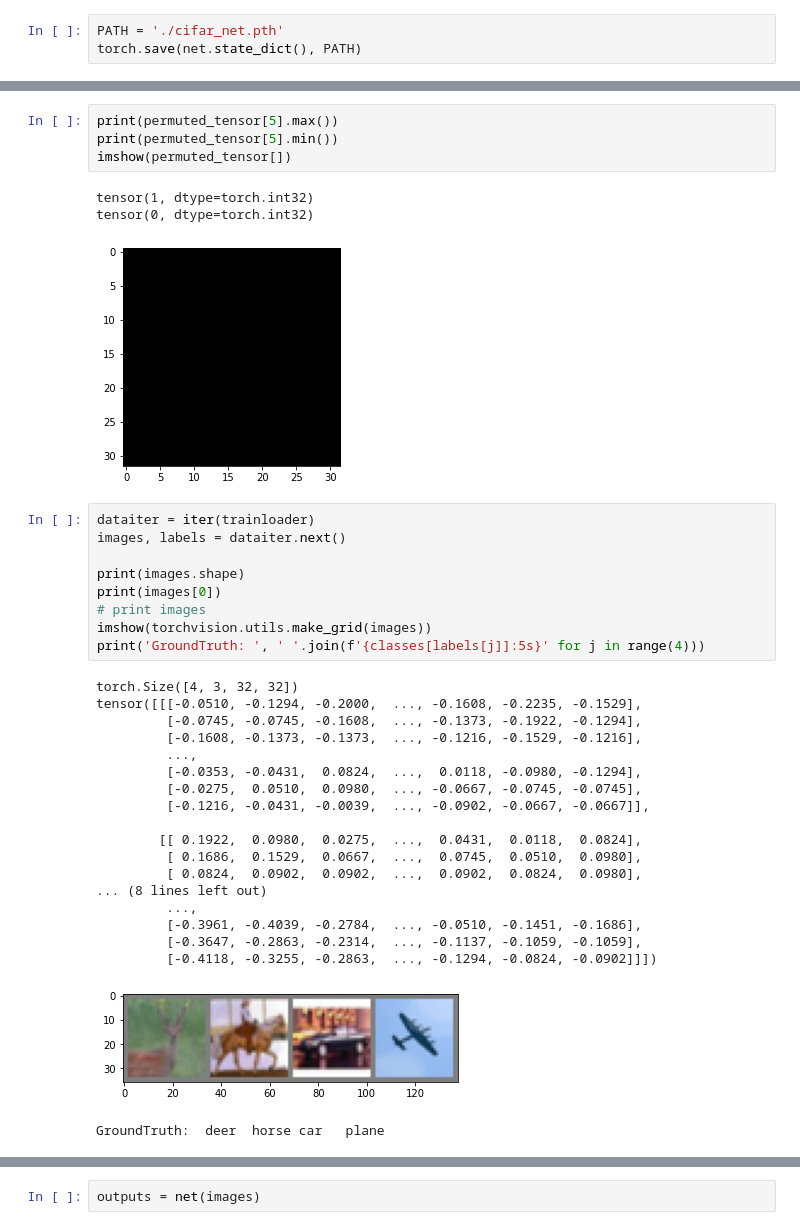
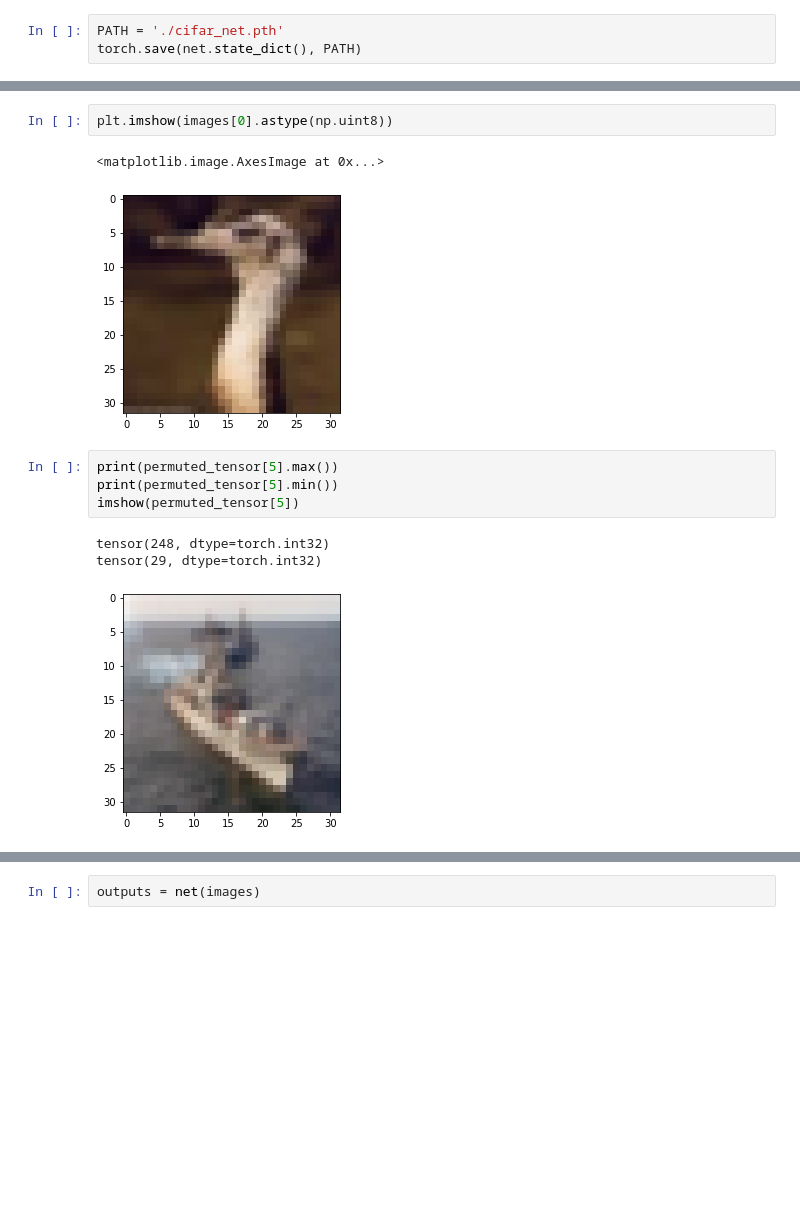
Before and after one commit to ColinS97/deepaug_pytorch, a Jupyter notebook: Notebook.ipynb, the cells around one changed output, grey strips where cells are left out. Drawn from its saved outputs; the diff is of its cells as text; blank space fills up the shorter version.

```diff
--- a/Notebook.ipynb
+++ b/Notebook.ipynb
@@ -233,38 +267,14 @@ tensor(8, dtype=torch.int32)
+# %%
+plt.imshow(images[0].astype(np.uint8))
+# %% [output]
+<matplotlib.image.AxesImage at 0x...>
+[figure, added]
 # %%
 print(permuted_tensor[5].max())
 print(permuted_tensor[5].min())
-imshow(permuted_tensor[])
+imshow(permuted_tensor[5])
 # %% [output]
-tensor(1, dtype=torch.int32)
-tensor(0, dtype=torch.int32)
+tensor(248, dtype=torch.int32)
+tensor(29, dtype=torch.int32)
-[figure, old version]
+[figure, new version]
-# %%
-dataiter = iter(trainloader)
-images, labels = dataiter.next()
-
-print(images.shape)
-print(images[0])
-# print images
-imshow(torchvision.utils.make_grid(images))
-print('GroundTruth: ', ' '.join(f'{classes[labels[j]]:5s}' for j in range(4)))
-# %% [output]
-torch.Size([4, 3, 32, 32])
-tensor([[[-0.0510, -0.1294, -0.2000,  ..., -0.1608, -0.2235, -0.1529],
-         [-0.0745, -0.0745, -0.1608,  ..., -0.1373, -0.1922, -0.1294],
-         [-0.1608, -0.1373, -0.1373,  ..., -0.1216, -0.1529, -0.1216],
-         ...,
-         [-0.0353, -0.0431,  0.0824,  ...,  0.0118, -0.0980, -0.1294],
-         [-0.0275,  0.0510,  0.0980,  ..., -0.0667, -0.0745, -0.0745],
-         [-0.1216, -0.0431, -0.0039,  ..., -0.0902, -0.0667, -0.0667]],
-
-        [[ 0.1922,  0.0980,  0.0275,  ...,  0.0431,  0.0118,  0.0824],
-         [ 0.1686,  0.1529,  0.0667,  ...,  0.0745,  0.0510,  0.0980],
-         [ 0.0824,  0.0902,  0.0902,  ...,  0.0902,  0.0824,  0.0980],
-... (8 lines left out)
-         ...,
-         [-0.3961, -0.4039, -0.2784,  ..., -0.0510, -0.1451, -0.1686],
-         [-0.3647, -0.2863, -0.2314,  ..., -0.1137, -0.1059, -0.1059],
-         [-0.4118, -0.3255, -0.2863,  ..., -0.1294, -0.0824, -0.0902]]])
-[figure, removed]
-GroundTruth:  deer  horse car   plane
 # %%
```
Also changed, not shown: parts of 5 cells of this notebook, 4 other files.
